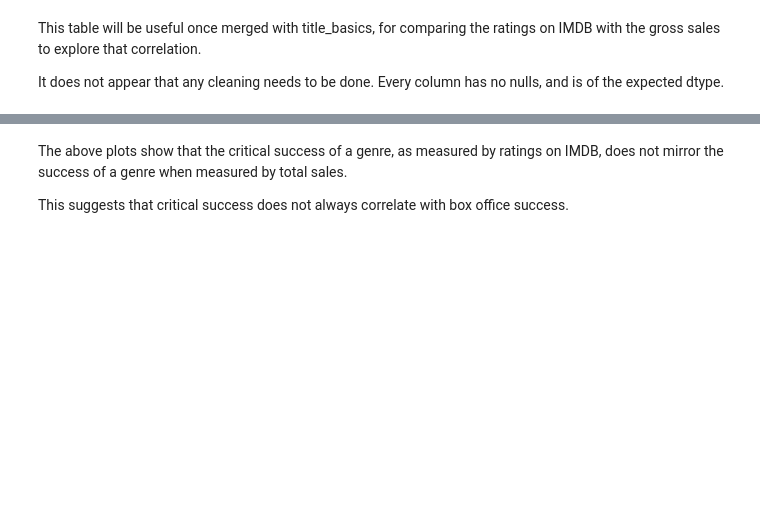
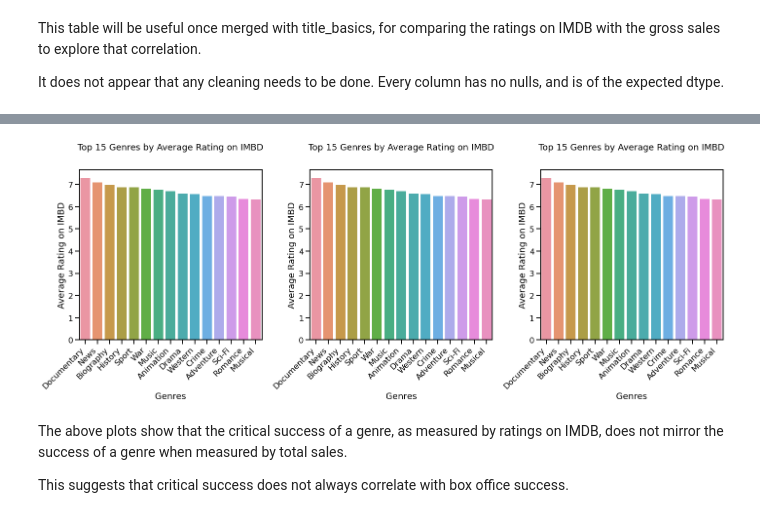
Before and after one commit to dan-rl1976/dsc-phase-1-project, a Jupyter notebook: parsed_notebook.ipynb, the cells around one changed output, grey strips where cells are left out. Saved outputs shown, nothing was run; the diff lists cells and outputs as text; code cells hidden in the pictures; blank space fills up the shorter version.

```diff
--- a/parsed_notebook.ipynb
+++ b/parsed_notebook.ipynb
@@ -314,8 +599,8 @@ This table will be useful once merged with title_basics, for comparing the ratin
 It does not appear that any cleaning needs to be done. Every column has no nulls, and is of the expected dtype.
 # %%
 # merging columns and sanity check
-rat_gro_df = pd.merge(df_split, ratings_df, left_on='tconst', right_on='tconst')
+df_cleaned = pd.merge(df_split, ratings_df, left_on='tconst', right_on='tconst')
 
 # dropping columns that are not relevent to our investigation
-df_cleaned = rat_gro_df.drop(['original_title', 'genres', 'title', 'studio', 'year'], axis=1)
+df_cleaned = df_cleaned.drop(['original_title', 'genres', 'title', 'studio', 'start_year'], axis=1)
 df_cleaned.head()
@@ -327,26 +627,28 @@ df_genres_rating.head()
 # %%
-fig, [ax1, ax2, ax3] = plt.subplots(1, 3, figsize=(20,8))
+fig, (ax1, ax2, ax3) = plt.subplots(1, 3, figsize=(20,8))
 sns.barplot(data=df_genres_rating.head(15), x='genres_split', y='averagerating',
             ci=68, ax=ax1)
 ax1.set_title('Top 15 Genres by Average Rating on IMBD', y=1.1)
 ax1.set_xlabel('Genres')
 ax1.set_ylabel('Average Rating on IMBD')
 ax1.set_xticklabels(ax1.get_xticklabels(),rotation=45, ha='right')
 
 sns.barplot(data=df_genres_rating.head(15), x='genres_split', y='averagerating',
             ci=68, ax=ax2)
 ax2.set_title('Top 15 Genres by Average Rating on IMBD', y=1.1)
 ax2.set_xlabel('Genres')
 ax2.set_ylabel('Average Rating on IMBD')
 ax2.set_xticklabels(ax2.get_xticklabels(),rotation=45, ha='right')
 
 sns.barplot(data=df_genres_rating.head(15), x='genres_split', y='averagerating',
             ci=68, ax=ax3)
 ax3.set_title('Top 15 Genres by Average Rating on IMBD', y=1.1)
 ax3.set_xlabel('Genres')
 ax3.set_ylabel('Average Rating on IMBD')
 ax3.set_xticklabels(ax3.get_xticklabels(),rotation=45, ha='right')
 plt.tight_layout()
+# %% [output]
+[figure, added]
 # %% [markdown]
 The above plots show that the critical success of a genre, as measured by ratings on IMDB, does not mirror the success of a genre when measured by total sales.
 
```
Also changed, not shown: parts of 49 cells of this notebook, 1 other file.
